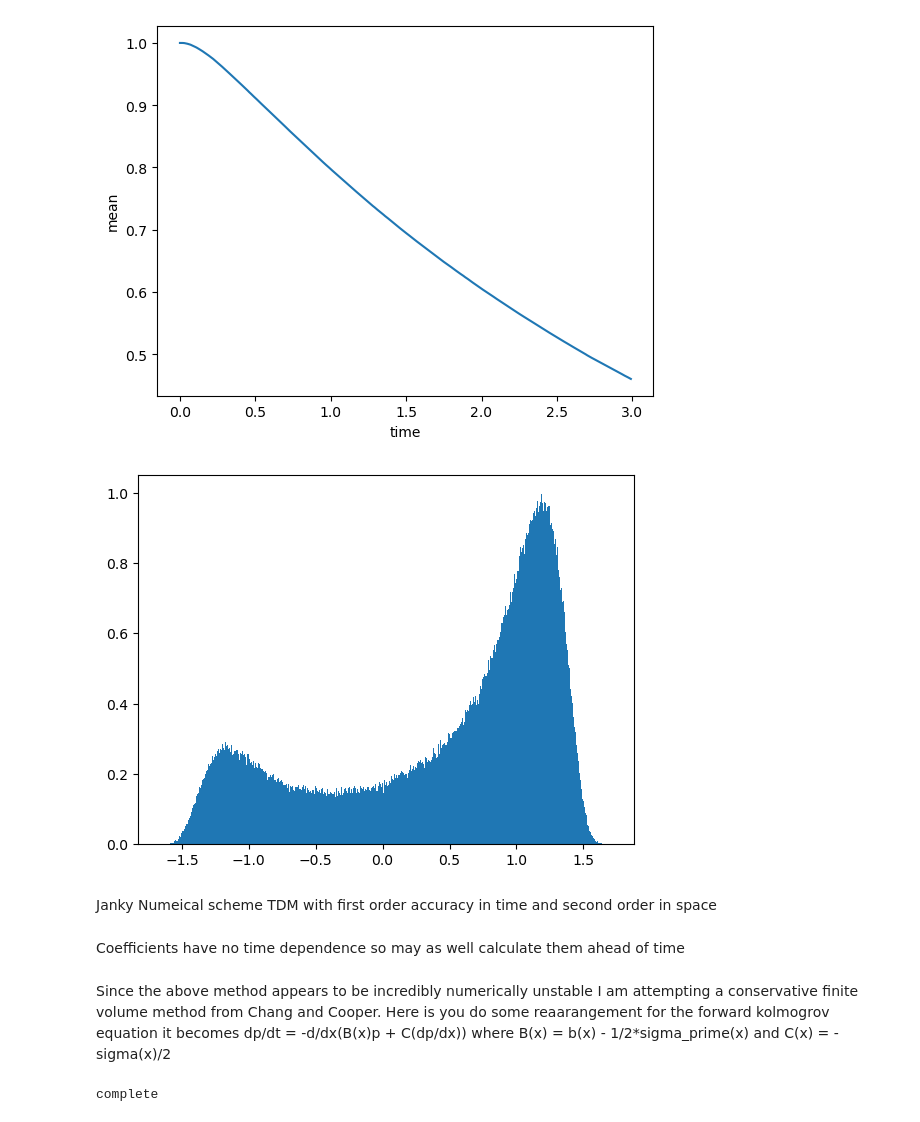
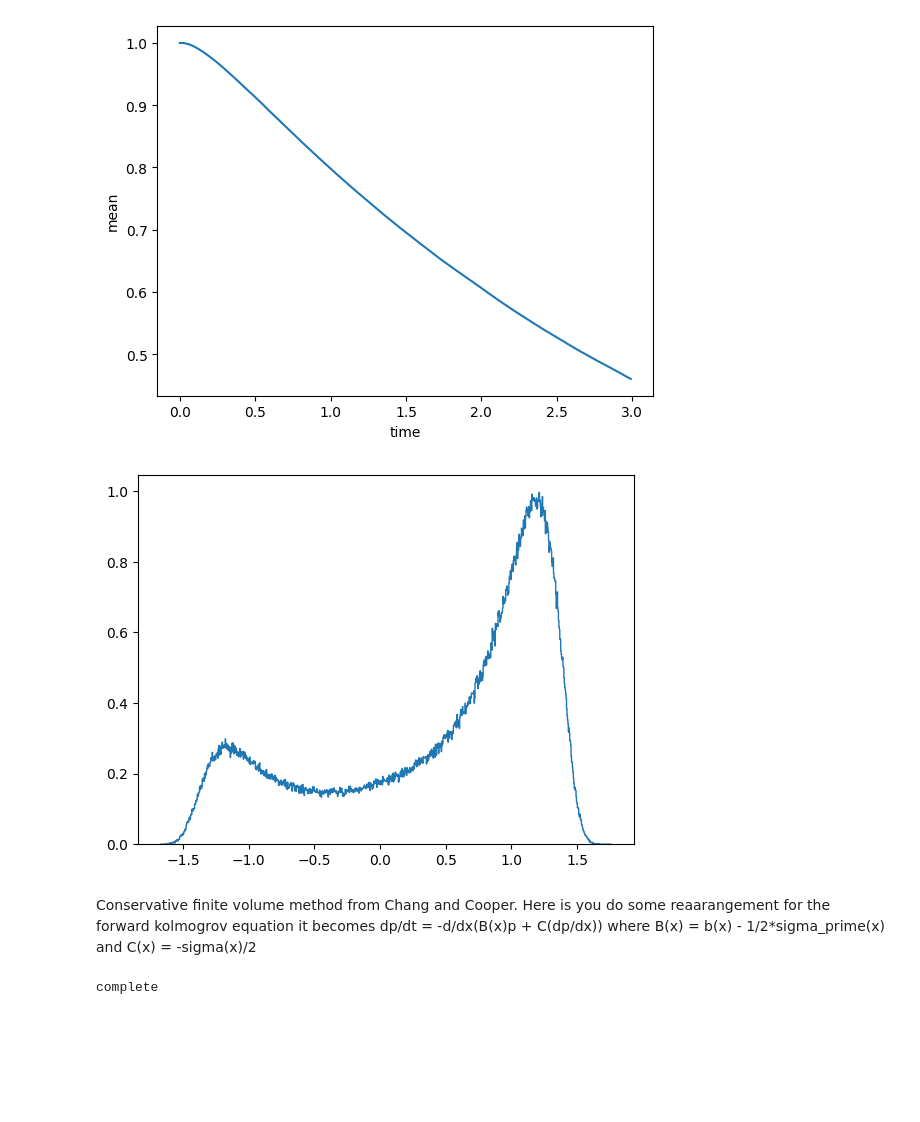
Before and after one commit to tcooley01/AERO729, a Jupyter notebook: HW3Files/hw3plots.ipynb, the cells around one changed output. Drawn from its saved outputs; the diff is of its cells as text; code cells hidden in the pictures; blank space fills up the shorter version.

```diff
--- a/HW3Files/hw3plots.ipynb
+++ b/HW3Files/hw3plots.ipynb
@@ -6,0 +33,39 @@ import random as rand
+# %%
+# define parameters
+run_time = 2.0
+num_timesteps = 1000
+delta_t=run_time/num_timesteps
+z1_interval = (0, 64)
+z2_interval = (0, 64)
+cells = 1000
+del_z1 = (z1_interval[1] - z1_interval[0])/cells
+del_z2 = (z2_interval[1] - z2_interval[0])/cells
+
+# define alpha and beta functions for convenience
+def alpha(z1, z2):
+    return 1 + (z1**2)*z2 - (3*z1) - z1
+
+def beta(z1, z2):
+    return (3*z1) - (z1**2)*z2
+
+# 1d index grids
+z1_inds = np.linspace(start=z1_interval[0], stop=z1_interval[1], num=cells)
+z2_inds = np.linspace(start=z2_interval[0], stop=z2_interval[1], num=cells)
+
+# since alpha and beta are only dependent on z1 and z2 we will calculate them as a grid ahead of time
+in_place_coeff = np.zeros((cells, cells))
+i_shift_coeff = np.zeros((cells, cells))
+j_shift_coeff = np.zeros((cells, cells))
+u_init = np.zeros((cells, cells))
+
+# pretty shitty for loop but I am being lazy
+for i in range(cells):
+    for j in range(cells):
+        in_place_coeff[i][j] = 1 - ((delta_t/del_z1)*alpha(i, j)) - ((delta_t/del_z2)*beta(i, j))
+        i_shift_coeff[i][j] = (delta_t/del_z1)*alpha(i, j)
+        j_shift_coeff[i][j] = (delta_t/del_z2)*beta(i, j)
+        u_init[i][j] = i + j
+
+# create 3D mesh also I am using Dirichlet boundary conditons
+grid = np.zeros((num_timesteps, cells, cells))
+grid[0, :, :] = u_init
@@ -44,12 +132,10 @@ plt.show
 [figure]
 # %%
 time = results_mc[:, 299]
-plt.hist(time, bins=1000, density=True)
+plt.hist(time, bins=1000, density=True, histtype='step')
 plt.show()
 # %% [output]
-[figure, old version]
+[figure, new version]
-# %% [markdown]
-Janky Numeical scheme TDM with first order accuracy in time and second order in space
 # %%
 #Define b, b' sigma b' and sigma''
 def b_func(x):
@@ -70,10 +156,8 @@ def sigma_dprime(x):
     second_term = (-1.2)/((1+0.3*(x**2))**3)
 
     return first_term + second_term
-# %% [markdown]
-Coefficients have no time dependence so may as well calculate them ahead of time
 # %% [markdown]
-Since the above method appears to be incredibly numerically unstable I am attempting a conservative finite volume method from Chang and Cooper. Here is you do some reaarangement for the forward kolmogrov equation it becomes dp/dt = -d/dx(B(x)p + C(dp/dx)) where B(x) = b(x) - 1/2*sigma_prime(x) and C(x) = -sigma(x)/2
+Conservative finite volume method from Chang and Cooper. Here is you do some reaarangement for the forward kolmogrov equation it becomes dp/dt = -d/dx(B(x)p + C(dp/dx)) where B(x) = b(x) - 1/2*sigma_prime(x) and C(x) = -sigma(x)/2
 # %%
 def big_B(x):
     return b_func(x) - (0.5*sigma_prime(x))
```
Also changed, not shown: parts of 4 cells of this notebook, 1 other file.
